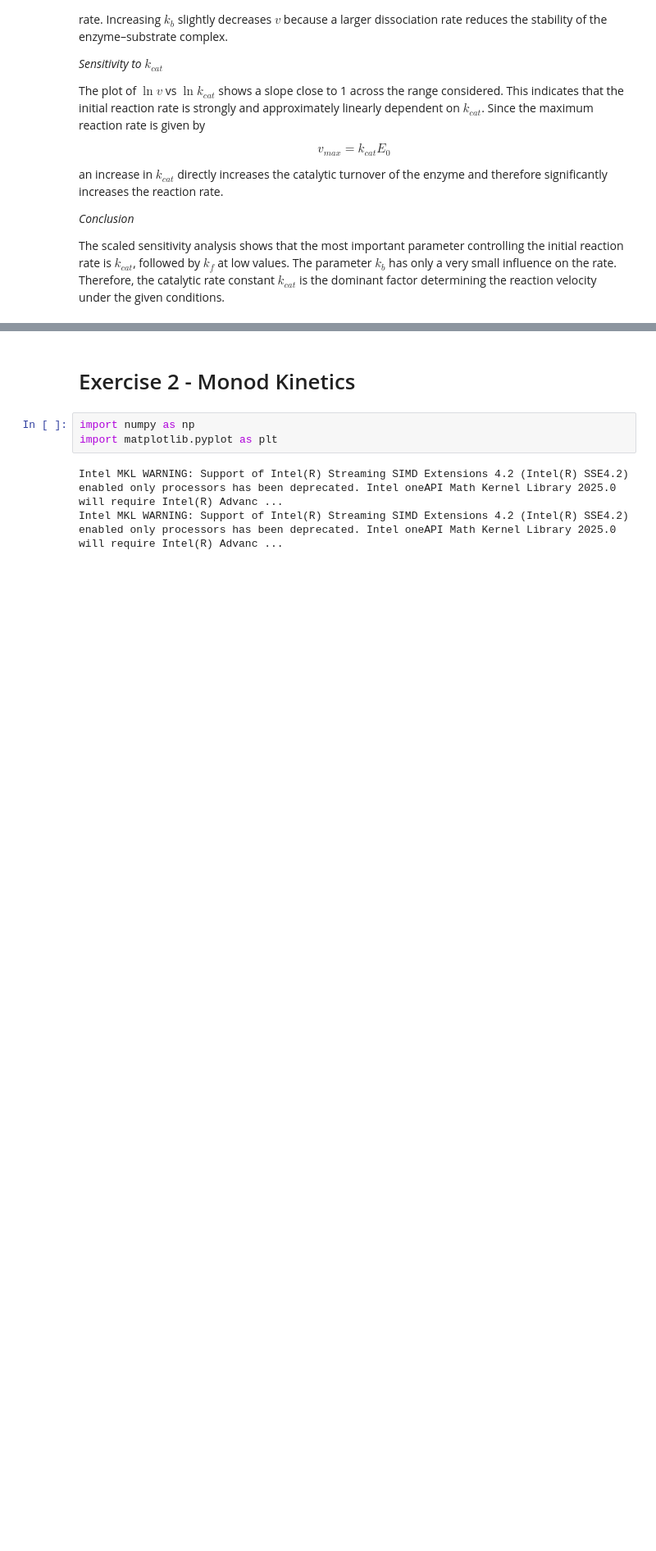
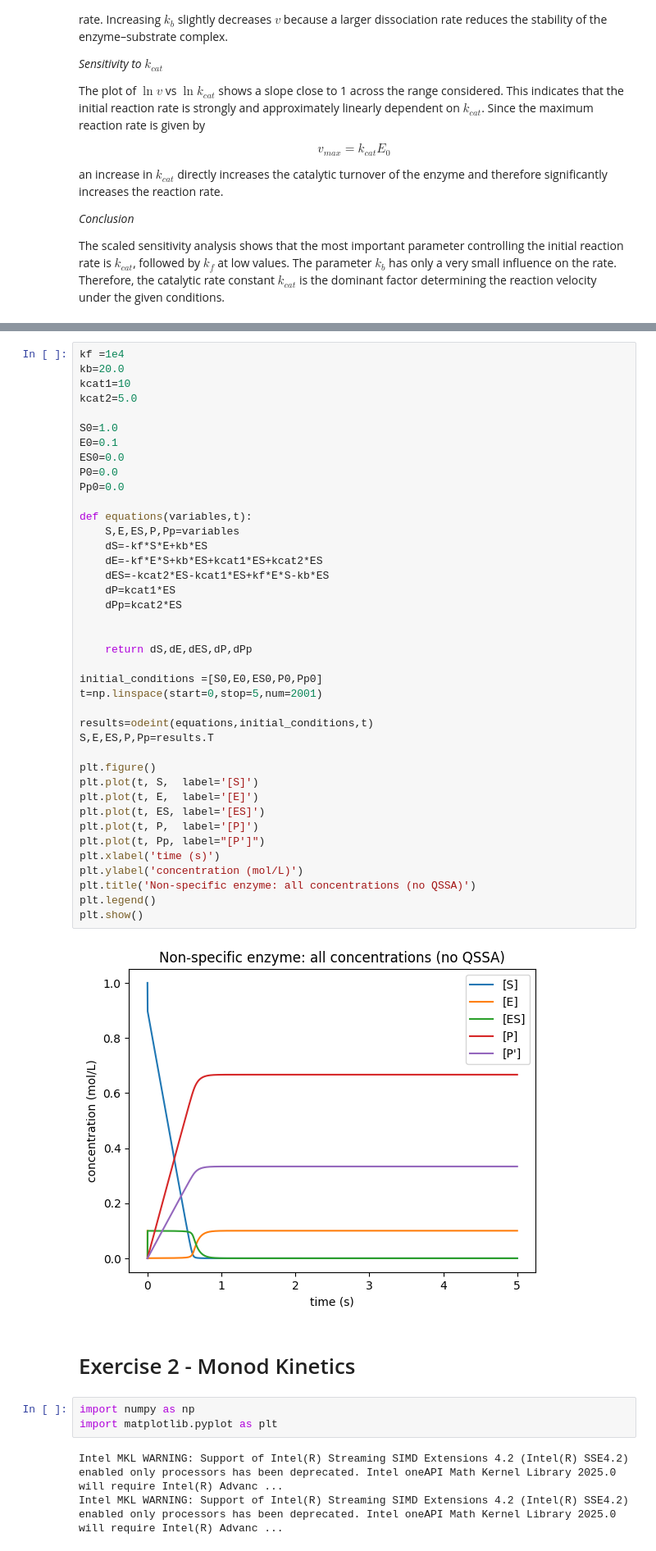
Before and after one commit to vicollari/bioreactor_simulation, a Jupyter notebook: bioreactor_simulation/exercise2.ipynb, the cells around one changed output, grey strips where cells are left out. Shown at 82% size. Drawn from its saved outputs; the diff is of its cells as text; blank space fills up the shorter version.

```diff
--- a/bioreactor_simulation/exercise2.ipynb
+++ b/bioreactor_simulation/exercise2.ipynb
@@ -594,3 +598,45 @@ The scaled sensitivity analysis shows that the most important parameter controll
+# %%
+kf =1e4
+kb=20.0
+kcat1=10
+kcat2=5.0
+
+S0=1.0
+E0=0.1
+ES0=0.0
+P0=0.0
+Pp0=0.0
+
+def equations(variables,t):
+    S,E,ES,P,Pp=variables
+    dS=-kf*S*E+kb*ES
+    dE=-kf*E*S+kb*ES+kcat1*ES+kcat2*ES
+    dES=-kcat2*ES-kcat1*ES+kf*E*S-kb*ES
+    dP=kcat1*ES
+    dPp=kcat2*ES
+
+
+    return dS,dE,dES,dP,dPp
+
+initial_conditions =[S0,E0,ES0,P0,Pp0]
+t=np.linspace(start=0,stop=5,num=2001)
+
+results=odeint(equations,initial_conditions,t)
+S,E,ES,P,Pp=results.T
+
+plt.figure()
+plt.plot(t, S,  label='[S]')
+plt.plot(t, E,  label='[E]')
+plt.plot(t, ES, label='[ES]')
+plt.plot(t, P,  label='[P]')
+plt.plot(t, Pp, label="[P']")
+plt.xlabel('time (s)')
+plt.ylabel('concentration (mol/L)')
+plt.title('Non-specific enzyme: all concentrations (no QSSA)')
+plt.legend()
+plt.show()
+# %% [output]
+[figure, added]
 # %% [markdown]
 # Exercise 2 - Monod Kinetics
 # %%
```
Also changed, not shown: parts of 2 cells of this notebook.
